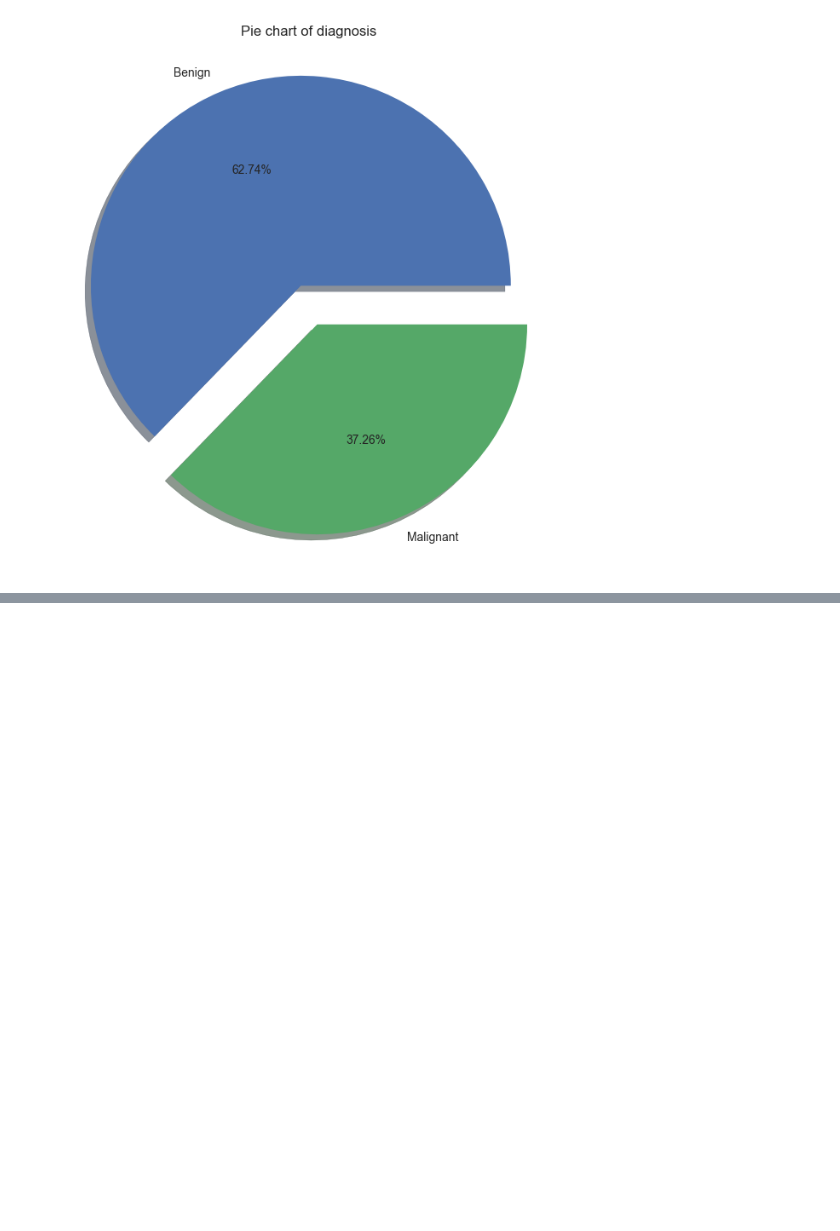
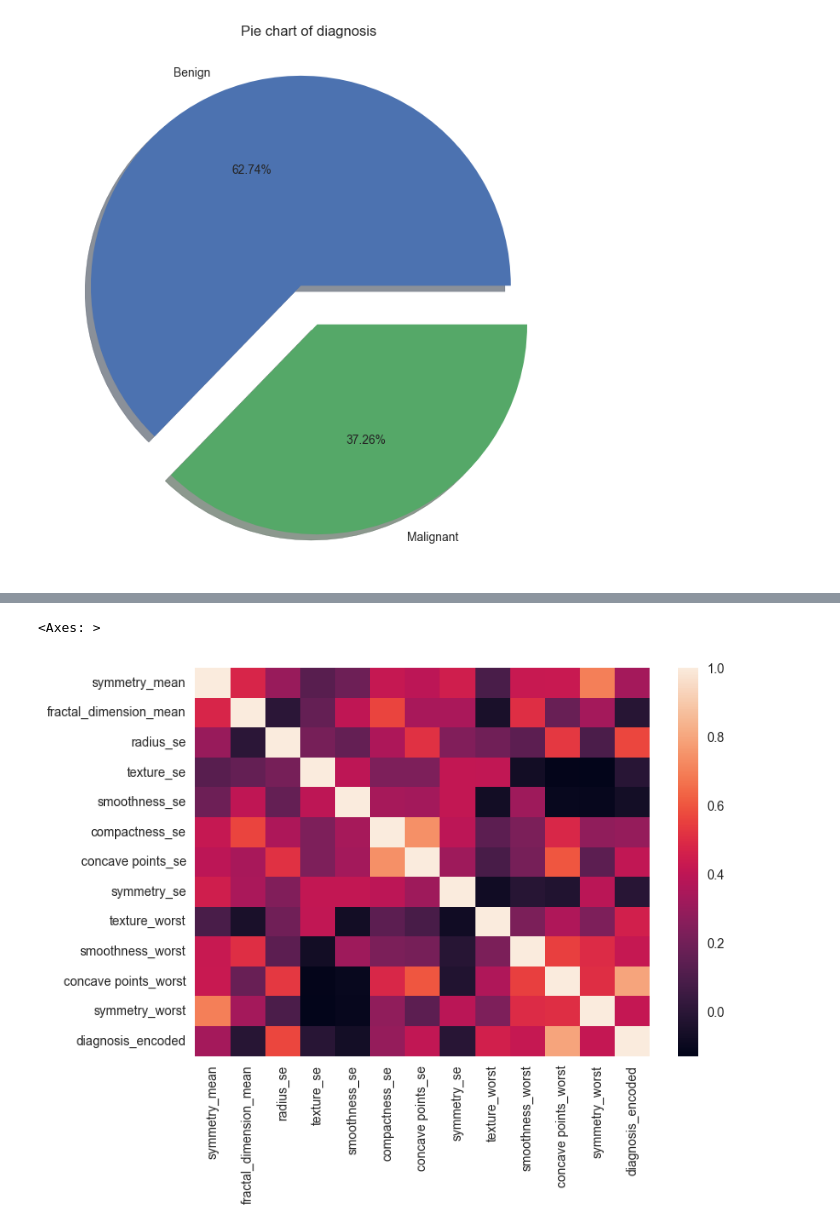
Before and after one commit to Shrestha-Ain/Breast_Cancer_Detector_logistic_Regression, a Jupyter notebook: Feature_engineering.ipynb, the cells around one changed output, grey strips where cells are left out. Drawn from its saved outputs; the diff is of its cells as text; code cells hidden in the pictures; blank space fills up the shorter version.

```diff
--- a/Feature_engineering.ipynb
+++ b/Feature_engineering.ipynb
@@ -251,0 +320,15 @@ plt.show()
+# %%
+corr_matrix=df_copy.corr()
+columns = df_copy.columns
+drop_columns = set()
+
+for i in range(len(columns)):
+    for j in range(i+1,len(columns)):
+        correlation=abs(corr_matrix.iloc[i,j])
+        if correlation>0.8:
+            if(abs(corr_matrix.iloc[i,-1])<(abs(corr_matrix.iloc[j,-1]))):
+                drop_columns.add(columns[i])
+            else:
+                drop_columns.add(columns[j])
+
+df_copy=df_copy.drop(columns=drop_columns)
@@ -251,0 +367,5 @@ plt.show()
+# %%
+sns.heatmap(df_copy.corr())
+# %% [output]
+<Axes: >
+[figure, added]
```
Also changed, not shown: parts of 14 cells of this notebook, 1 other file.
